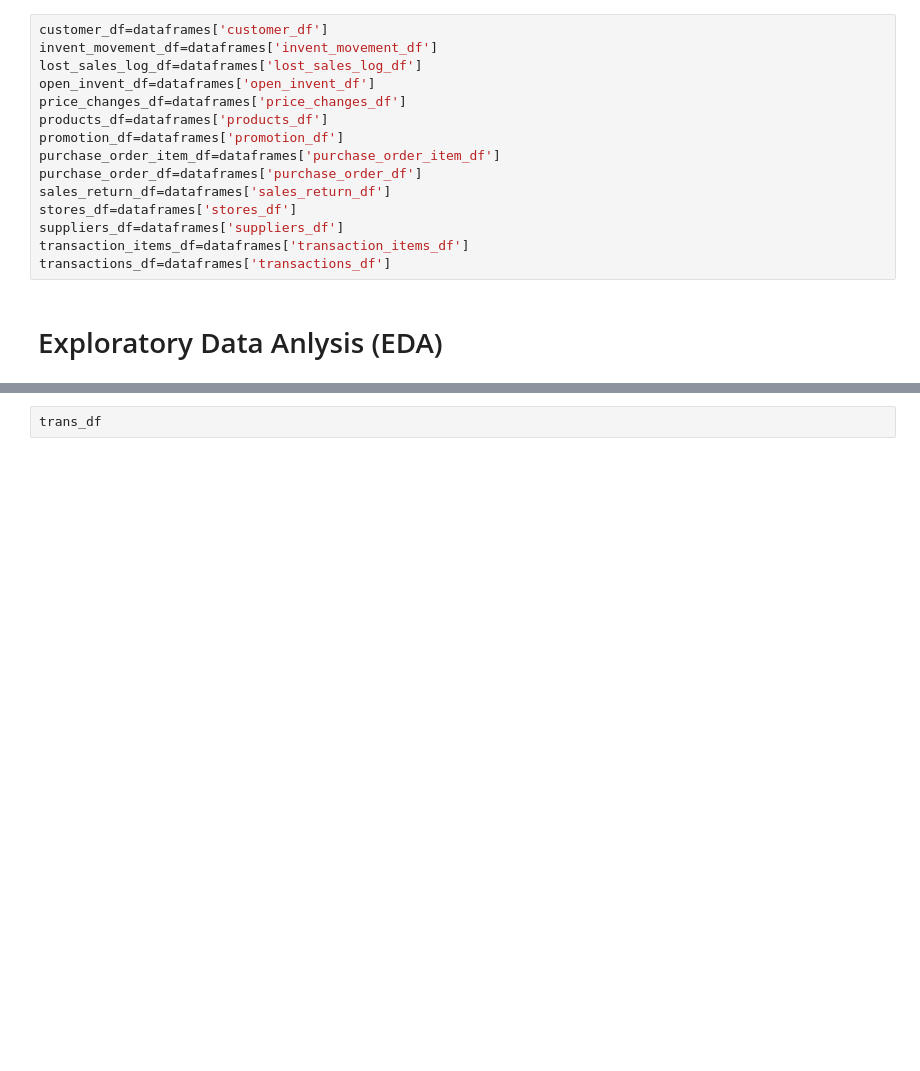
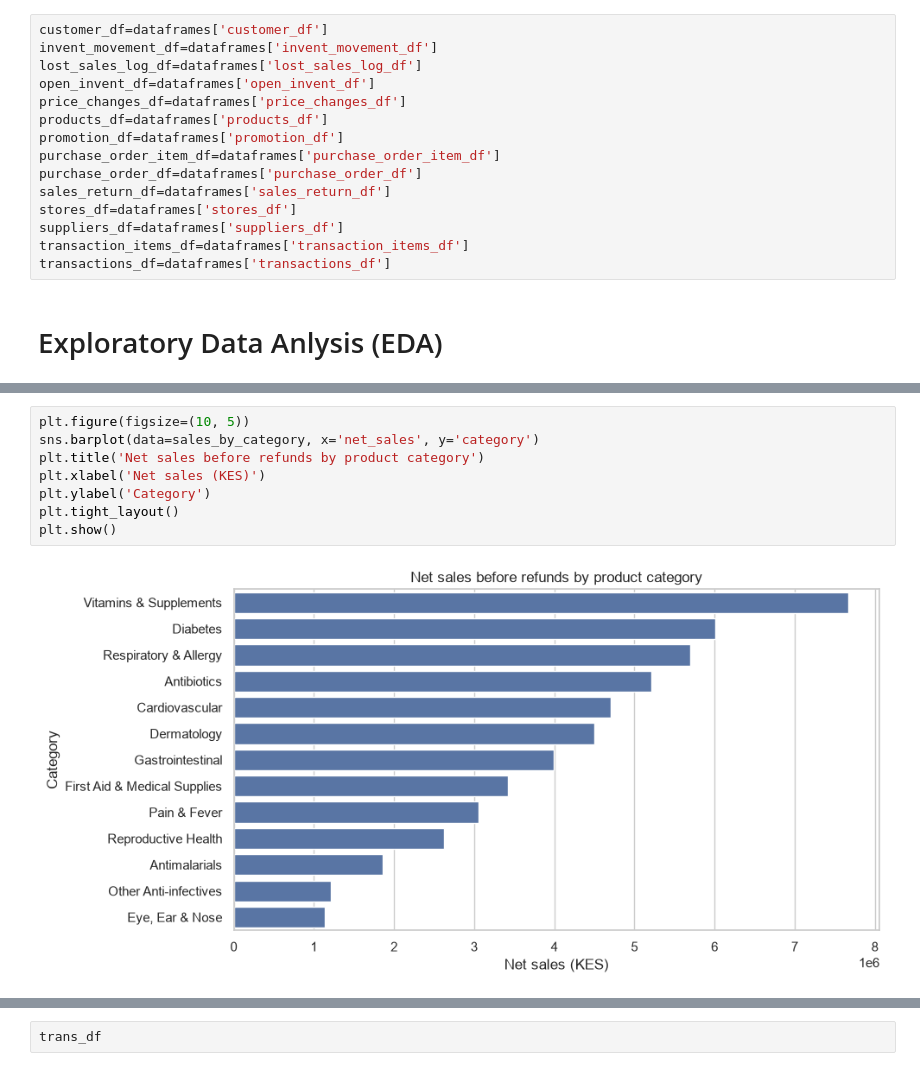
Before and after one commit to MwangiJoseph-25/pharmacy_retail_intelligence, a Jupyter notebook: Notebooks/EDA.ipynb, the cells around one changed output, grey strips where cells are left out. Cells and saved outputs as stored; diff of their text form; blank space fills up the shorter version.

```diff
--- a/Notebooks/EDA.ipynb
+++ b/Notebooks/EDA.ipynb
@@ -310 +286,11 @@ total_revenue_per_store
+# %%
+plt.figure(figsize=(10, 5))
+sns.barplot(data=sales_by_category, x='net_sales', y='category')
+plt.title('Net sales before refunds by product category')
+plt.xlabel('Net sales (KES)')
+plt.ylabel('Category')
+plt.tight_layout()
+plt.show()
+# %% [output]
+[figure, added]
 # %%
```
Also changed, not shown: parts of 73 cells of this notebook.
